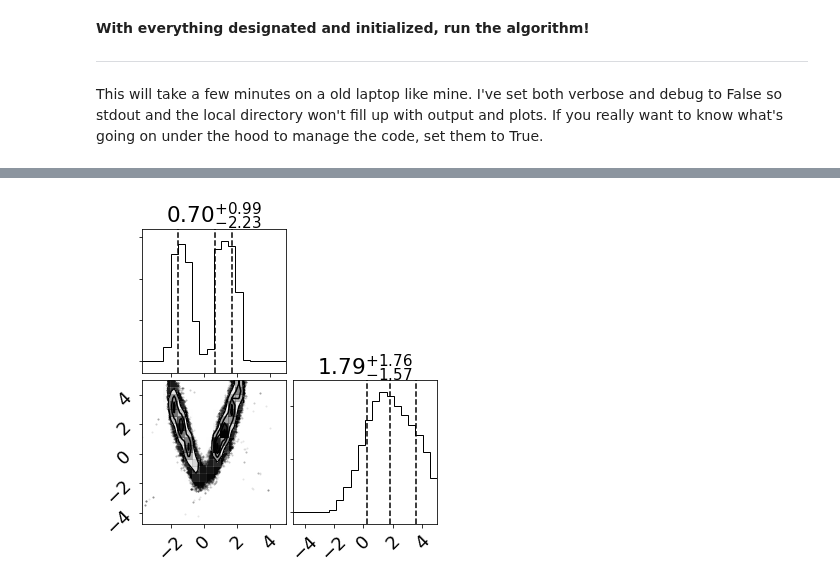
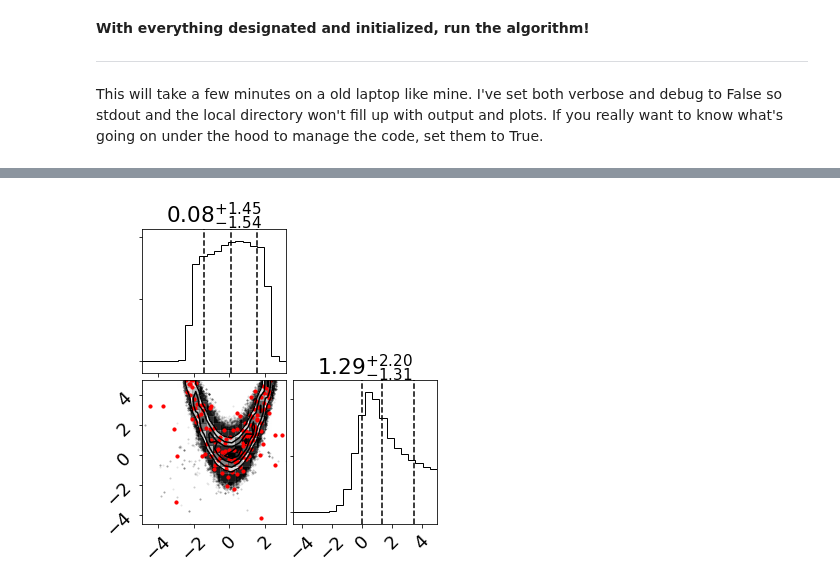
Before and after one commit to dflemin3/approxposterior, a Jupyter notebook: examples/Notebooks/BAPE_Example.ipynb, the cells around one changed output, grey strips where cells are left out. Drawn from its saved outputs; the diff is of its cells as text; code cells hidden in the pictures.

```diff
--- a/examples/Notebooks/BAPE_Example.ipynb
+++ b/examples/Notebooks/BAPE_Example.ipynb
@@ -69,7 +100,12 @@ fig = corner.corner(ap.samplers[0].flatchain[ap.iburns[0]:],
 # %%
-# 2nd iteration
-fig = corner.corner(ap.samplers[1].flatchain[ap.iburns[1]:],
+# Final iteration!
+fig = corner.corner(ap.samplers[-1].flatchain[ap.iburns[-1]:],
                     quantiles=[0.16, 0.5, 0.84], show_titles=True, scale_hist=True,
                     plot_contours=True);
+
+# Plot where forward model was evaluated
+fig.axes[2].scatter(ap.theta[:,0], ap.theta[:,1], s=10, color="red")
+
+fig.savefig("last_posterior_BAPE.pdf", bbox_inches="tight")
 # %% [output]
-[figure, old version]
+[figure, new version]
```
Also changed, not shown: parts of 7 cells of this notebook, 2 other files.
